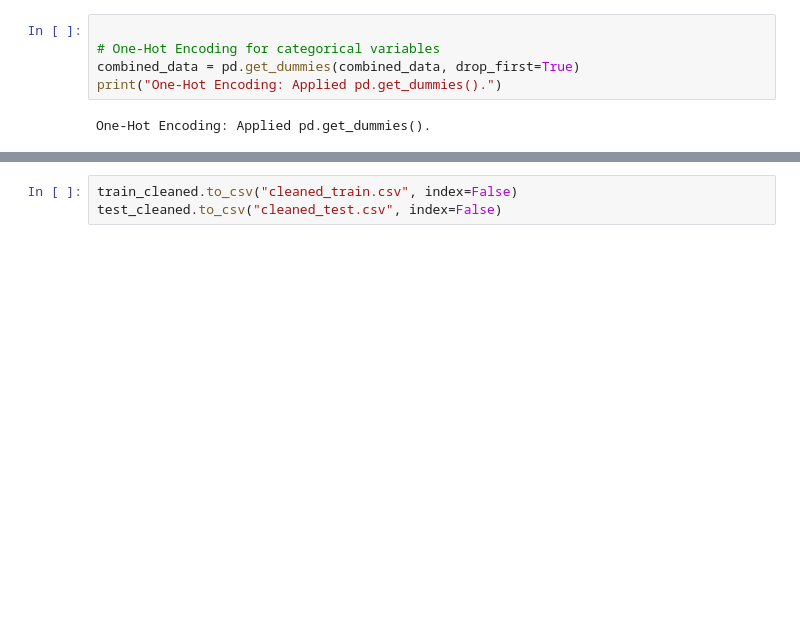
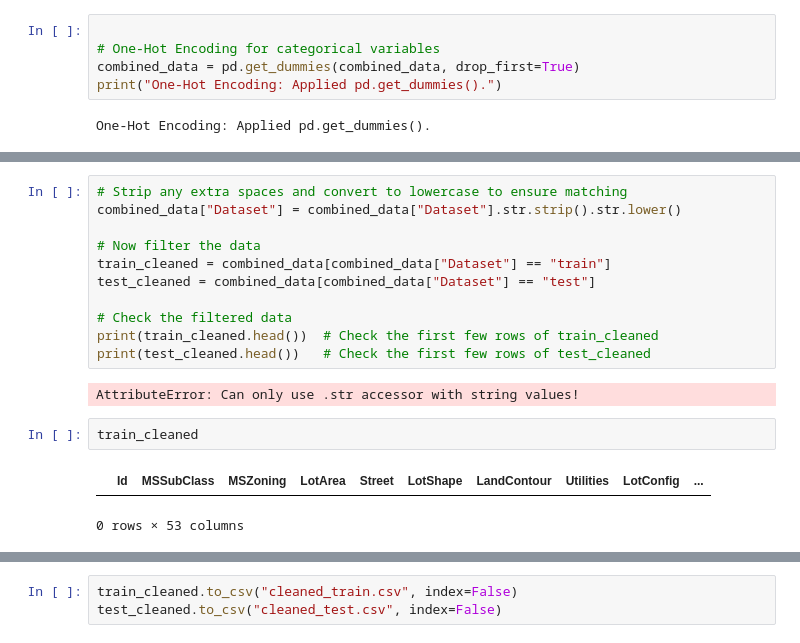
Before and after one commit to shujaullah/Housing-Price, a Jupyter notebook: data_set_merged_updated.ipynb, the cells around one changed output, grey strips where cells are left out. Cells and saved outputs as stored; diff of their text form; blank space fills up the shorter version.

```diff
--- a/data_set_merged_updated.ipynb
+++ b/data_set_merged_updated.ipynb
@@ -129,0 +168,18 @@ test_cleaned = combined_data[combined_data["Dataset"] == "test"].drop(columns=["
+# %%
+# Strip any extra spaces and convert to lowercase to ensure matching
+combined_data["Dataset"] = combined_data["Dataset"].str.strip().str.lower()
+
+# Now filter the data
+train_cleaned = combined_data[combined_data["Dataset"] == "train"]
+test_cleaned = combined_data[combined_data["Dataset"] == "test"]
+
+# Check the filtered data
+print(train_cleaned.head())  # Check the first few rows of train_cleaned
+print(test_cleaned.head())   # Check the first few rows of test_cleaned
+# %% [output]
+AttributeError: Can only use .str accessor with string values!
+# %%
+train_cleaned
+# %% [output]
+|  | Id | MSSubClass | MSZoning | LotArea | Street | LotShape | LandContour | Utilities | LotConfig | ... |
+0 rows × 53 columns
```
Also changed, not shown: parts of 7 cells of this notebook.
